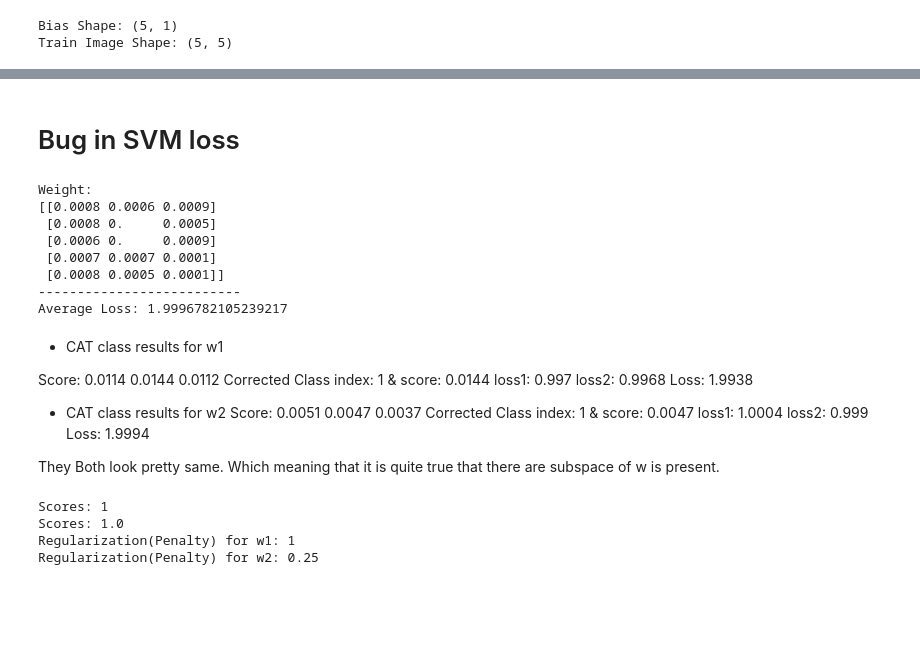
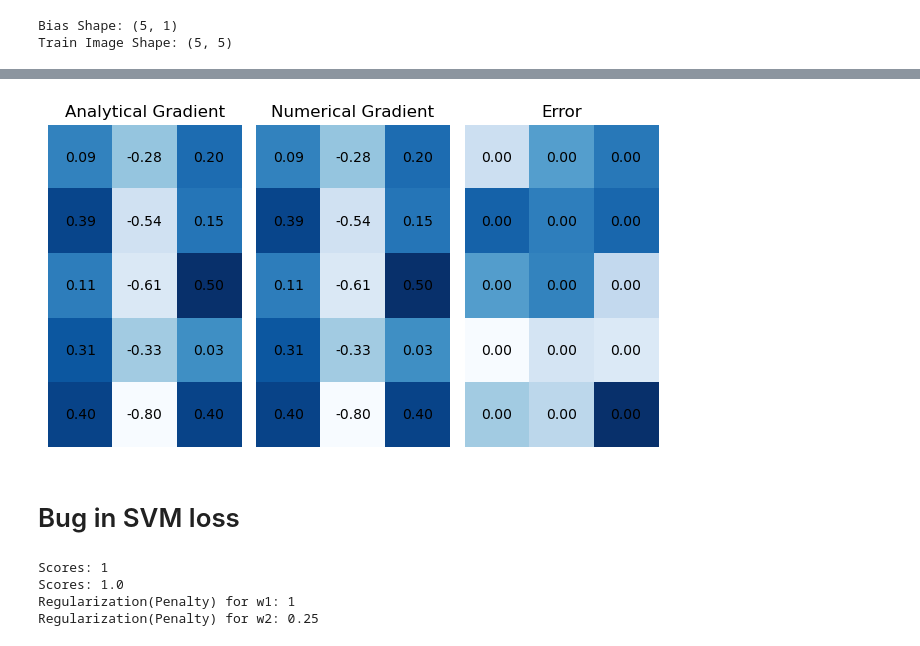
Before and after one commit to MOSHIIUR/DL, a Jupyter notebook: SVM.ipynb, the cells around one changed output, grey strips where cells are left out. Cells and saved outputs as stored; diff of their text form; code cells hidden in the pictures; blank space fills up the shorter version.

```diff
--- a/SVM.ipynb
+++ b/SVM.ipynb
@@ -214,44 +200,12 @@ Index 14: Analytical Gradient: -0.19980000, Numerical Gradient: -0.20000000, Err
+# %%
+# from vectorized svm loss
+loss, grad = vectorized_svm_loss(weight, num_train, train_labels, 1)
+f = lambda w: vectorized_svm_loss(w, num_train, train_labels, 1)[0]
+numerical_grad = grad_checker(f, weight, grad)
+# %% [output]
+[figure, added]
 # %% [markdown]
 # Bug in SVM loss
-# %%
-
-# used weight
-print('Weight:')
-print(weight)
-print('--------------------------')
-
-# used loss function
-# loss = sum(max(0, predicted_class_score - correctedt_class_score + 1))
-
-# loss
-print(f"Average Loss: {total_average_loss}")
-# %% [output]
-Weight:
-[[0.0008 0.0006 0.0009]
- [0.0008 0.     0.0005]
- [0.0006 0.     0.0009]
- [0.0007 0.0007 0.0001]
- [0.0008 0.0005 0.0001]]
---------------------------
-Average Loss: 1.9996782105239217
-# %% [markdown]
-
-- CAT class results for w1
-
-Score: 0.0114 0.0144 0.0112
-Corrected Class index: 1 & score: 0.0144
-loss1: 0.997
-loss2: 0.9968
-Loss: 1.9938
-
-- CAT class results for w2
-Score: 0.0051 0.0047 0.0037
-Corrected Class index: 1 & score: 0.0047
-loss1: 1.0004
-loss2: 0.999
-Loss: 1.9994
-
-They Both look pretty same. Which meaning that it is quite true that there are subspace of w is present.
 # %%
 # lets more generalize for linear classifer y = w(x)
 # let
```
Also changed, not shown: parts of 15 cells of this notebook, 1 other file.
